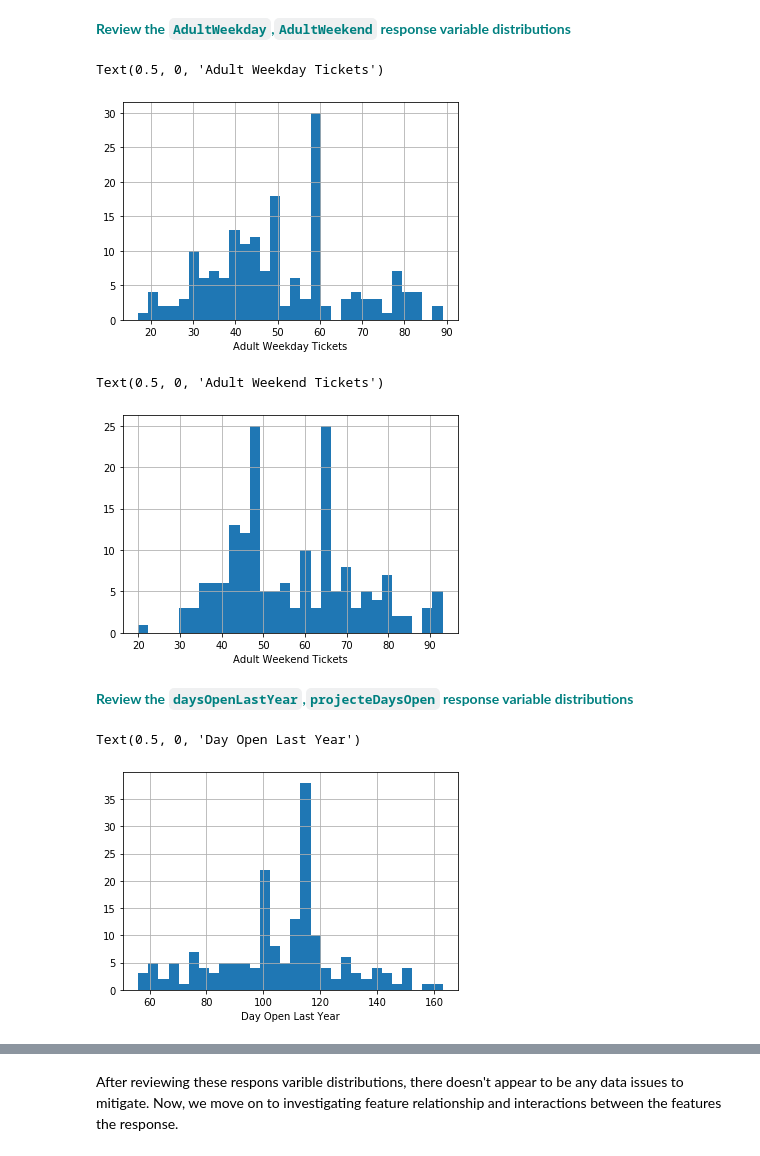
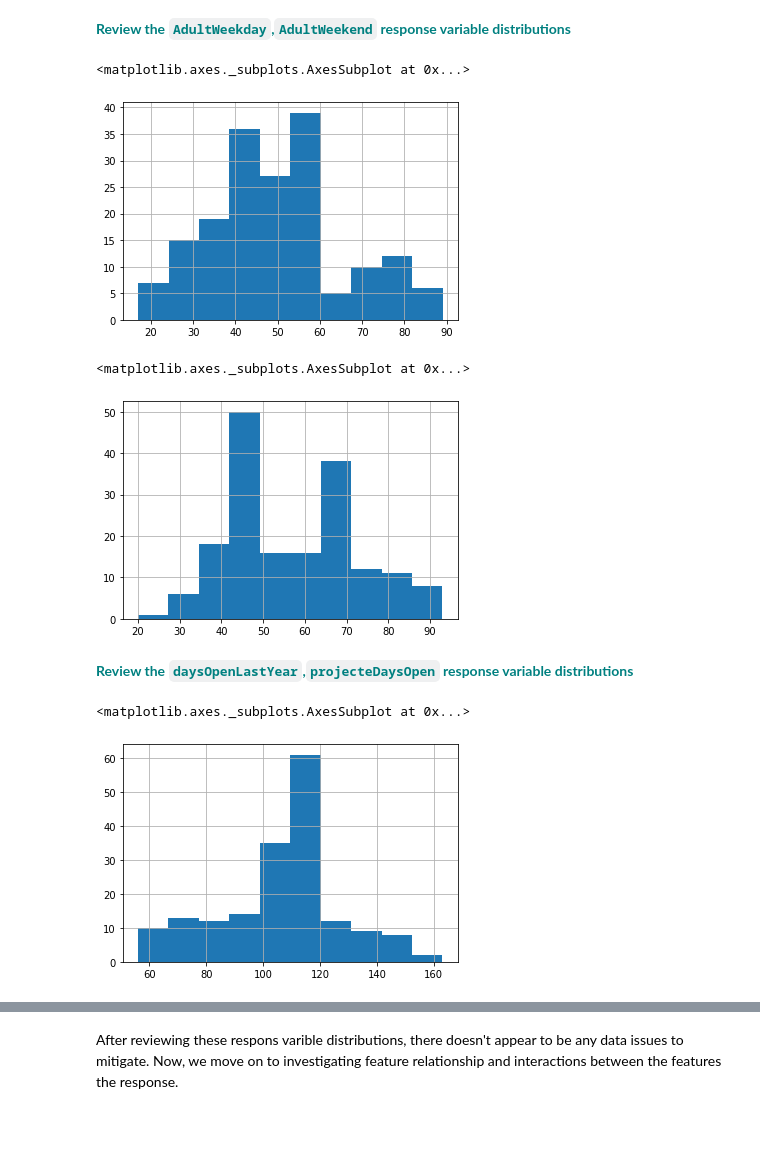
Before and after one commit to git-kris/GuidedCapstone, a Jupyter notebook: ExploratoryDataAnalysis/step3/Notebook_stepthree.ipynb, the cells around one changed output, grey strips where cells are left out. Drawn from its saved outputs; the diff is of its cells as text; code cells hidden in the pictures; blank space fills up the shorter version.

```diff
--- a/ExploratoryDataAnalysis/step3/Notebook_stepthree.ipynb
+++ b/ExploratoryDataAnalysis/step3/Notebook_stepthree.ipynb
@@ -74,0 +54,4 @@ updated_ski_data
+# %%
+file='/Users/omniverse/Documents/Springboard/Capstone/redone/data/step2_output.csv'
+df=pd.read_csv(file)
+df.head()
@@ -162,4 +123,5 @@ sns.barplot(x=regvalues, y=regnames, palette="RdBu_r")
 # %% [markdown]
 By reviewing the State and Regions counts plots you should notice that the Region feature is nearly identical to the state and therfore we can remove from the dataframe.**<font color='teal'> Remove the `Region` column using the drop function.</font>**
 # %%
-df_dropped = updated_ski_data.drop(['Region'], axis='columns')
+df=df.drop(['Region'],axis =1)
+df.columns
@@ -193,21 +162,12 @@ Hint: Recall from your statistics prework that a common definition of an outlier
 # Let's get the Interquartile range, or IQR. This is equal to Q3 - Q1.
 # First, let's use the quantile() method to get the first quartile, and store it in a variable called Q1.
 # We'll want to plug 0.25 into the quantile method.
-Q1 = updated_ski_data.quantile(0.25)
-
-# Now get Q3 and store in a variable called Q3.
-Q3 = updated_ski_data.quantile(0.75)
-
-
-# Now calculate the IQR, storing it in a variable called IQR.
+Q1 = df.quantile(0.25)
+Q3 = df.quantile(0.75)
 IQR = Q3 - Q1
 
-# Make a variable called `dfno`, and assign it the value: df[~((df < (Q1 - 1.5 * IQR)) |(df> (Q3 + 1.5 * IQR))).any(axis=1)].
-dfno = updated_ski_data[~((updated_ski_data < (Q1 - 1.5 * IQR)) |(updated_ski_data> (Q3 + 1.5 * IQR))).any(axis=1)]
-# This filters on our existing dataframe, picking out just those observations that are NOT outliers.
-
-# We now want to make a boxplot of this new dataframe dfno.
-dfno_box = dfno.boxplot(grid=False, vert=False,fontsize=15, figsize=(12,15))
+dfno = df[~((df < (Q1 - 1.5 * IQR)) |(df> (Q3 + 1.5 * IQR))).any(axis=1)]
+boxplot = dfno.boxplot(grid=False, vert=False,fontsize=15, figsize=(12,15))
 # %% [output]
 [figure]
 # %%
@@ -230,25 +185,22 @@ There are many possible response variables you could have identified in Step 1 o
 # %%
 # Make a histogram of the 'AdultWeekday' column of the dfno dataframe.
 # You'll want to call hist() on that column
-dfno['AdultWeekday'].hist(bins=30)
-plt.xlabel('Adult Weekday Tickets')
+dfno['AdultWeekday'].hist()
 # %% [output]
-Text(0.5, 0, 'Adult Weekday Tickets')
+<matplotlib.axes._subplots.AxesSubplot at 0x...>
-[figure, old version]
+[figure, new version]
 # %%
-dfno['AdultWeekend'].hist(bins=30)
-plt.xlabel('Adult Weekend Tickets')
 # Do the same but with the AdultWeekend column
+dfno['AdultWeekend'].hist()
 # %% [output]
-Text(0.5, 0, 'Adult Weekend Tickets')
+<matplotlib.axes._subplots.AxesSubplot at 0x...>
-[figure, old version]
+[figure, new version]
 # %% [markdown]
 <font color='teal'>**Review the `daysOpenLastYear`,`projecteDaysOpen` response variable distributions**</font>
 # %%
 # Do the same as above! You got this :)
-dfno['daysOpenLastYear'].hist(bins=30)
-plt.xlabel('Day Open Last Year')
+dfno['daysOpenLastYear'].hist()
 # %% [output]
-Text(0.5, 0, 'Day Open Last Year')
+<matplotlib.axes._subplots.AxesSubplot at 0x...>
-[figure, old version]
+[figure, new version]
 # %%
```
Also changed, not shown: parts of 27 cells of this notebook.
